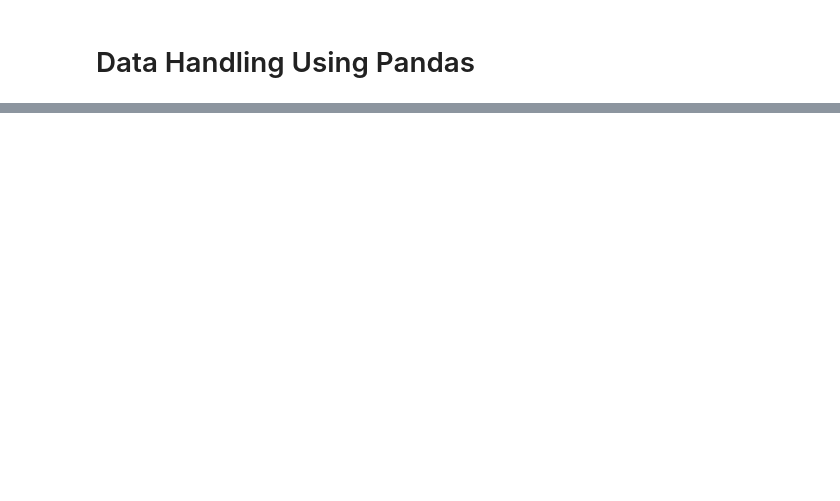
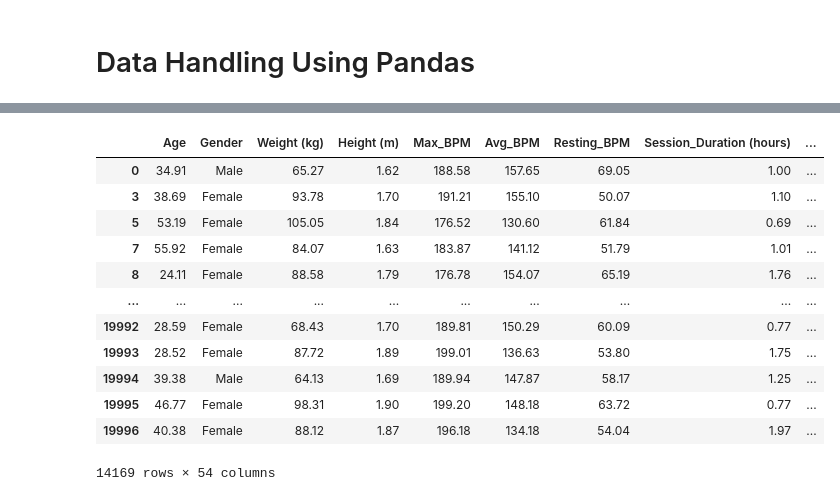
Before and after one commit to mirahafiz281-collab/AIML-Training, a Jupyter notebook: DAY 10/DataHandling.ipynb, the cells around one changed output, grey strips where cells are left out. Saved outputs shown, nothing was run; the diff lists cells and outputs as text; code cells hidden in the pictures; blank space fills up the shorter version.

```diff
--- a/DAY 10/DataHandling.ipynb
+++ b/DAY 10/DataHandling.ipynb
@@ -12,0 +108,17 @@ df
+# %%
+selected_data=data[data['Weight (kg)']>60]
+selected_data
+# %% [output]
+|  | Age | Gender | Weight (kg) | Height (m) | Max_BPM | Avg_BPM | Resting_BPM | Session_Duration (hours) | ... |
+| 0 | 34.91 | Male | 65.27 | 1.62 | 188.58 | 157.65 | 69.05 | 1.00 | ... |
+| 3 | 38.69 | Female | 93.78 | 1.70 | 191.21 | 155.10 | 50.07 | 1.10 | ... |
+| 5 | 53.19 | Female | 105.05 | 1.84 | 176.52 | 130.60 | 61.84 | 0.69 | ... |
+| 7 | 55.92 | Female | 84.07 | 1.63 | 183.87 | 141.12 | 51.79 | 1.01 | ... |
+| 8 | 24.11 | Female | 88.58 | 1.79 | 176.78 | 154.07 | 65.19 | 1.76 | ... |
+| ... | ... | ... | ... | ... | ... | ... | ... | ... | ... |
+| 19992 | 28.59 | Female | 68.43 | 1.70 | 189.81 | 150.29 | 60.09 | 0.77 | ... |
+| 19993 | 28.52 | Female | 87.72 | 1.89 | 199.01 | 136.63 | 53.80 | 1.75 | ... |
+| 19994 | 39.38 | Male | 64.13 | 1.69 | 189.94 | 147.87 | 58.17 | 1.25 | ... |
+| 19995 | 46.77 | Female | 98.31 | 1.90 | 199.20 | 148.18 | 63.72 | 0.77 | ... |
+| 19996 | 40.38 | Female | 88.12 | 1.87 | 196.18 | 134.18 | 54.04 | 1.97 | ... |
+14169 rows × 54 columns
```
Also changed, not shown: parts of 26 cells of this notebook, 7 other files.
